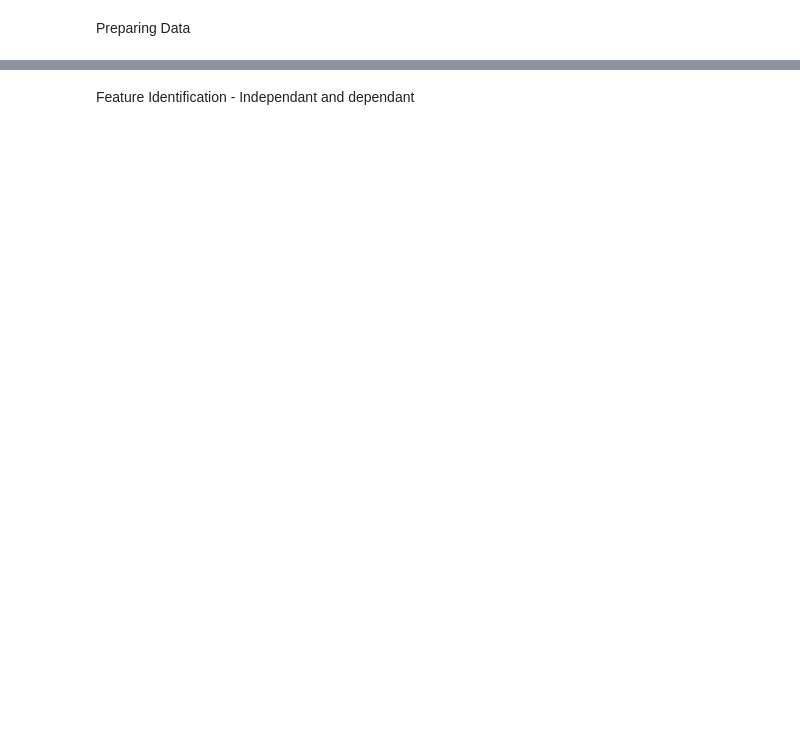
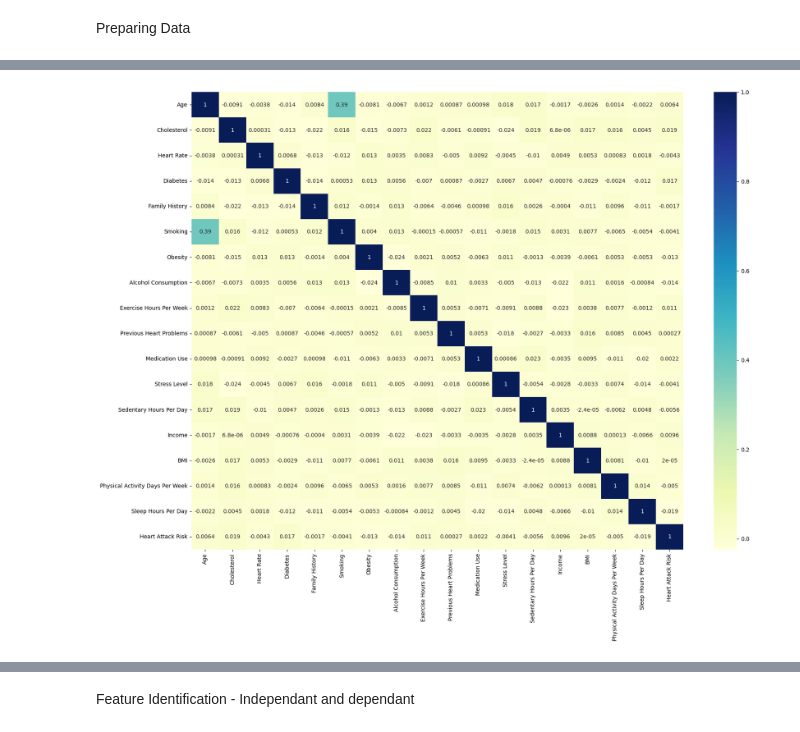
Before and after one commit to Devansh19c/Heart_Prediction, a Jupyter notebook: Heart_prediction.ipynb, the cells around one changed output, grey strips where cells are left out. Saved outputs shown, nothing was run; the diff lists cells and outputs as text; code cells hidden in the pictures; blank space fills up the shorter version.

```diff
--- a/Heart_prediction.ipynb
+++ b/Heart_prediction.ipynb
@@ -63,3 +144,9 @@ Error:
+# %%
+#Visual Check of Corr table --> no outliers found
+plt.figure(figsize=(20, 15))
+dataplot = sns.heatmap(df.corr(), cmap="YlGnBu", annot=True)
+# %% [output]
+[figure, added]
 # %%
 #D.A for Heart attacks vs Age --> Heart attacks increase with age
 test_df = df.head(25)
```
Also changed, not shown: parts of 57 cells of this notebook.
